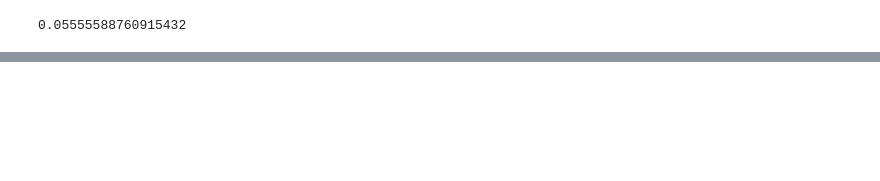
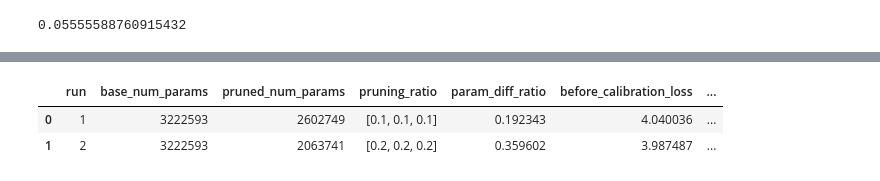
Before and after one commit to alperiox/Compact-Language-Models-via-Pruning-and-Knowledge-Distillation, a Jupyter notebook: dev2.ipynb, the cells around one changed output, grey strips where cells are left out. Saved outputs shown, nothing was run; the diff lists cells and outputs as text; code cells hidden in the pictures; blank space fills up the shorter version.

Commit message:
development notebook: width pruning implementation

```diff
--- a/dev2.ipynb
+++ b/dev2.ipynb
@@ -615,0 +565,6 @@ And wn. SI nd s le My atith wofa de an,-fr she tharof thak By sswa mo mo De bu,
+# %%
+pd.read_csv("run_results.csv")
+# %% [output]
+|  | run | base_num_params | pruned_num_params | pruning_ratio | param_diff_ratio | before_calibration_loss | ... |
+| 0 | 1 | 3222593 | 2602749 | [0.1, 0.1, 0.1] | 0.192343 | 4.040036 | ... |
+| 1 | 2 | 3222593 | 2063741 | [0.2, 0.2, 0.2] | 0.359602 | 3.987487 | ... |
```
Also changed, not shown: parts of 18 cells of this notebook.
